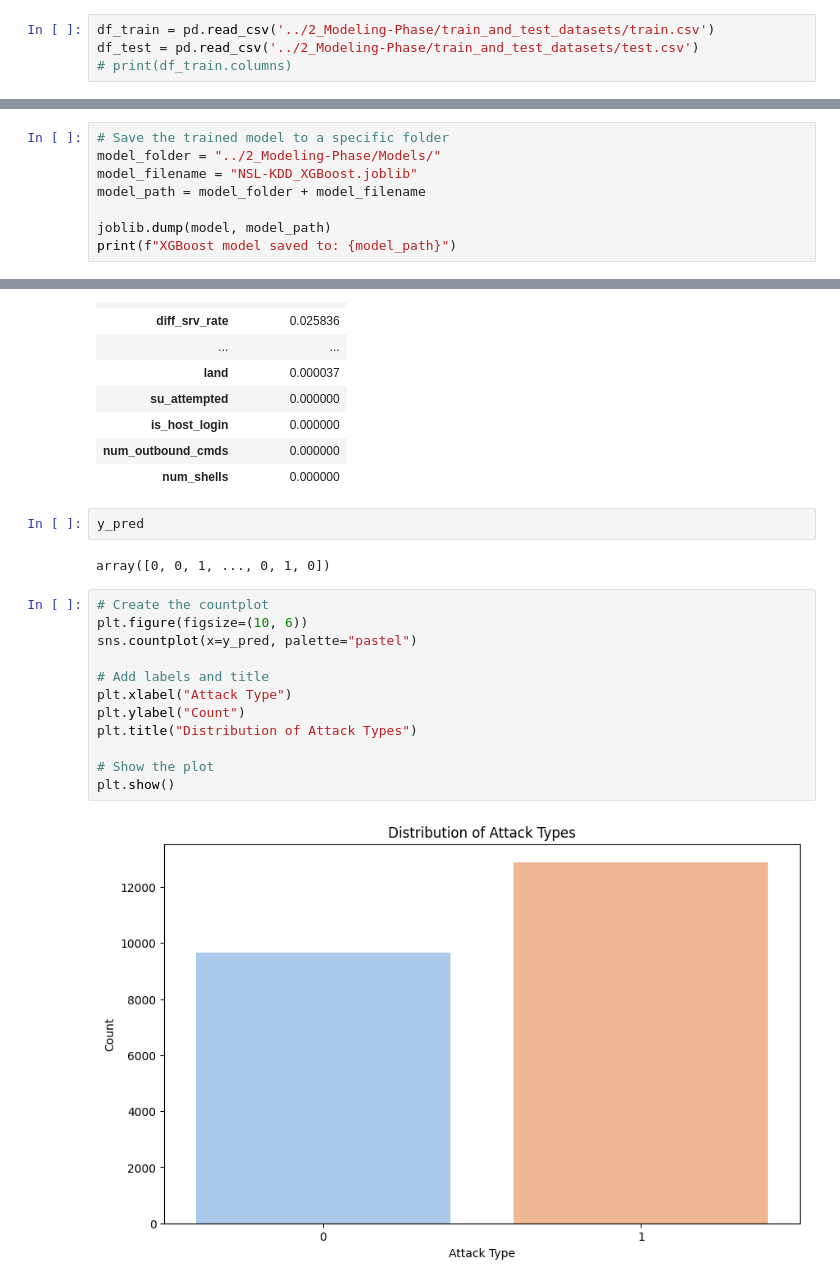
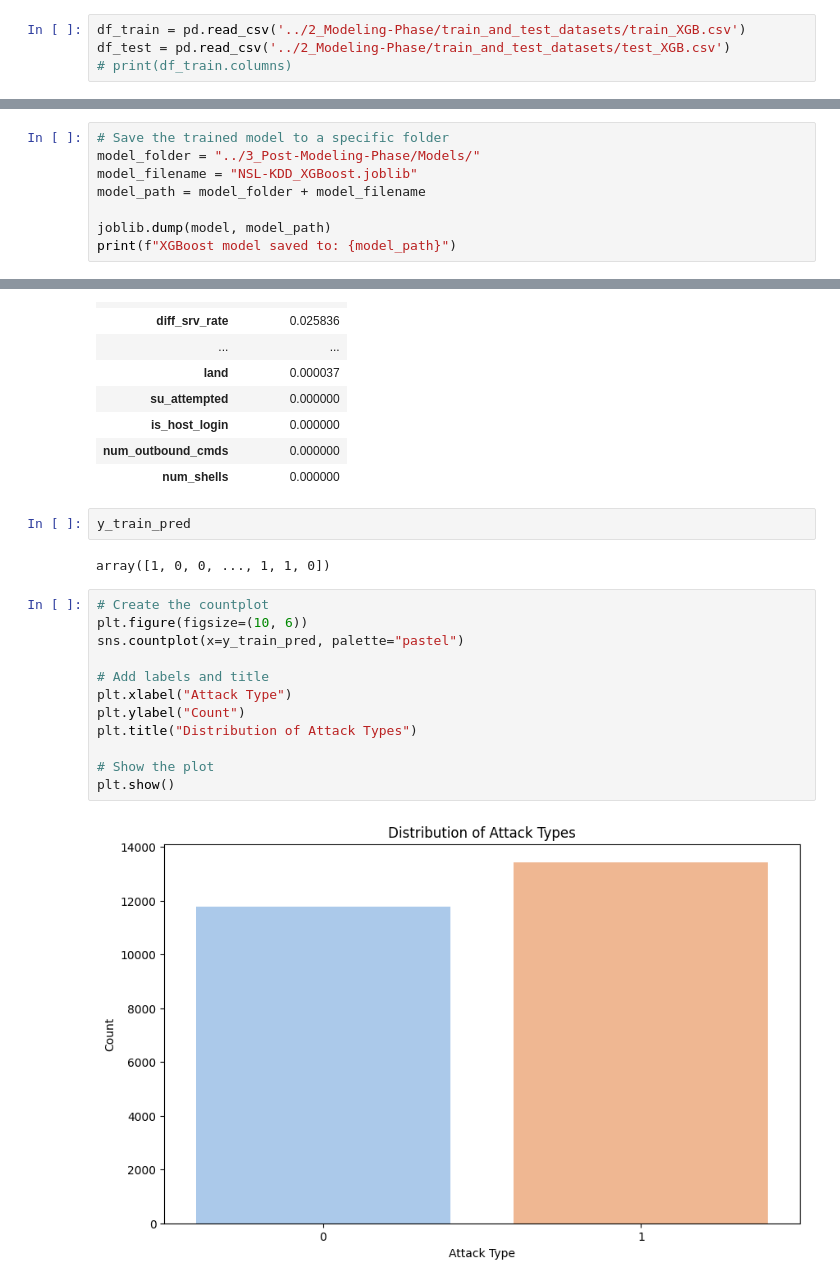
Before and after one commit to mo-abdulai/X-AI-IDS-Architecture, a Jupyter notebook: 2_Modeling-Phase/NSL-KDD_XGBoost.ipynb, the cells around one changed output, grey strips where cells are left out. Drawn from its saved outputs; the diff is of its cells as text.

```diff
--- a/2_Modeling-Phase/NSL-KDD_XGBoost.ipynb
+++ b/2_Modeling-Phase/NSL-KDD_XGBoost.ipynb
@@ -13,8 +13,8 @@ from xgboost import XGBClassifier
 # %% [markdown]
 ## Load Train and Test Datasets
 # %%
-df_train = pd.read_csv('../2_Modeling-Phase/train_and_test_datasets/train.csv')
-df_test = pd.read_csv('../2_Modeling-Phase/train_and_test_datasets/test.csv')
+df_train = pd.read_csv('../2_Modeling-Phase/train_and_test_datasets/train_XGB.csv')
+df_test = pd.read_csv('../2_Modeling-Phase/train_and_test_datasets/test_XGB.csv')
 # print(df_train.columns)
 # %%
 X_train = df_train.drop(['binary_attack'], axis=1)  # Features
@@ -65,7 +65,7 @@ XGBClassifier(base_score=None, booster=None, callbacks=None,
               num_parallel_tree=None, random_state=None, ...)
 # %%
 # Save the trained model to a specific folder
-model_folder = "../2_Modeling-Phase/Models/"
+model_folder = "../3_Post-Modeling-Phase/Models/"
 model_filename = "NSL-KDD_XGBoost.joblib"
 model_path = model_folder + model_filename
 
@@ -282,20 +282,20 @@ ada_imp_feats
 | num_outbound_cmds | 0.000000 |
 | num_shells | 0.000000 |
 # %%
-y_pred
+y_train_pred
 # %% [output]
-array([0, 0, 1, ..., 0, 1, 0])
+array([1, 0, 0, ..., 1, 1, 0])
 # %%
 # Create the countplot
 plt.figure(figsize=(10, 6))
-sns.countplot(x=y_pred, palette="pastel")
+sns.countplot(x=y_train_pred, palette="pastel")
 
 # Add labels and title
 plt.xlabel("Attack Type")
 plt.ylabel("Count")
 plt.title("Distribution of Attack Types")
 
 # Show the plot
 plt.show()
 # %% [output]
-[figure, old version]
+[figure, new version]
```
Also changed, not shown: parts of 1 cell of this notebook, 13 other files.
